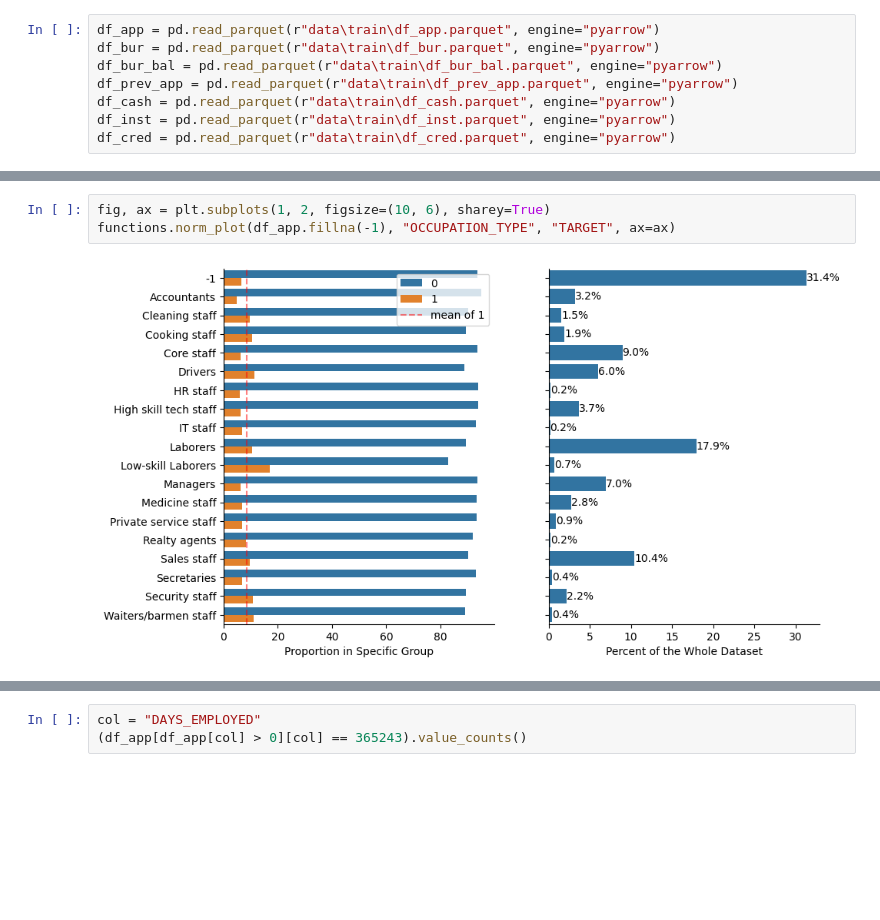
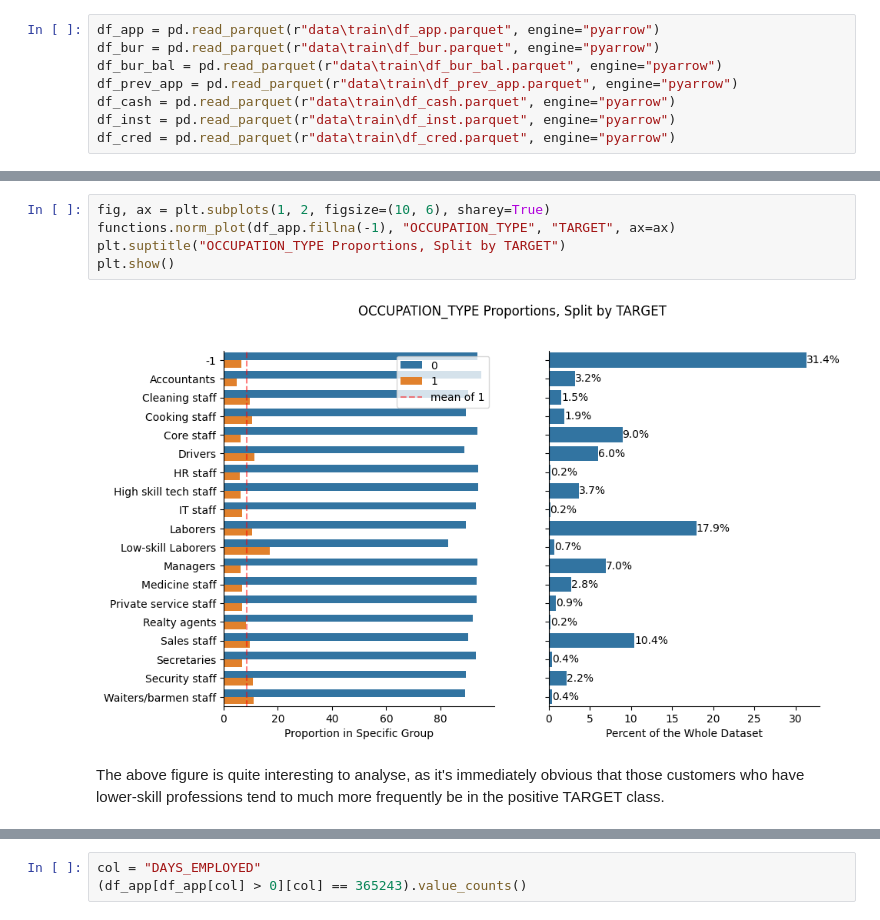
Before and after one commit to Vienmarskinis/home_credit_default_risk, a Jupyter notebook: eda.ipynb, the cells around one changed output, grey strips where cells are left out. Cells and saved outputs as stored; diff of their text form; blank space fills up the shorter version.

```diff
--- a/eda.ipynb
+++ b/eda.ipynb
@@ -52,7 +78,11 @@ functions.add_labels(fmt="%2.1f%%")
 # %%
 fig, ax = plt.subplots(1, 2, figsize=(10, 6), sharey=True)
 functions.norm_plot(df_app.fillna(-1), "OCCUPATION_TYPE", "TARGET", ax=ax)
+plt.suptitle("OCCUPATION_TYPE Proportions, Split by TARGET")
+plt.show()
 # %% [output]
-[figure, old version]
+[figure, new version]
+# %% [markdown]
+The above figure is quite interesting to analyse, as it's immediately obvious that those customers who have lower-skill professions tend to much more frequently be in the positive TARGET class.
 # %%
 fig, ax = plt.subplots(1, 2, figsize=(10, 6), sharey=True)
```
Also changed, not shown: parts of 99 cells of this notebook, 3 other files.
